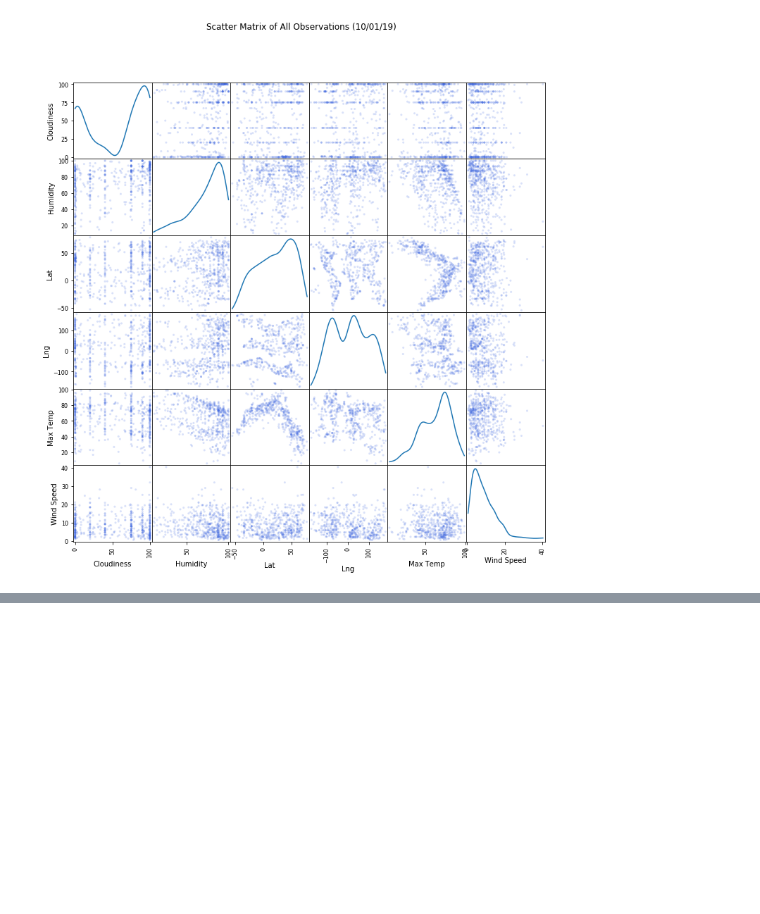
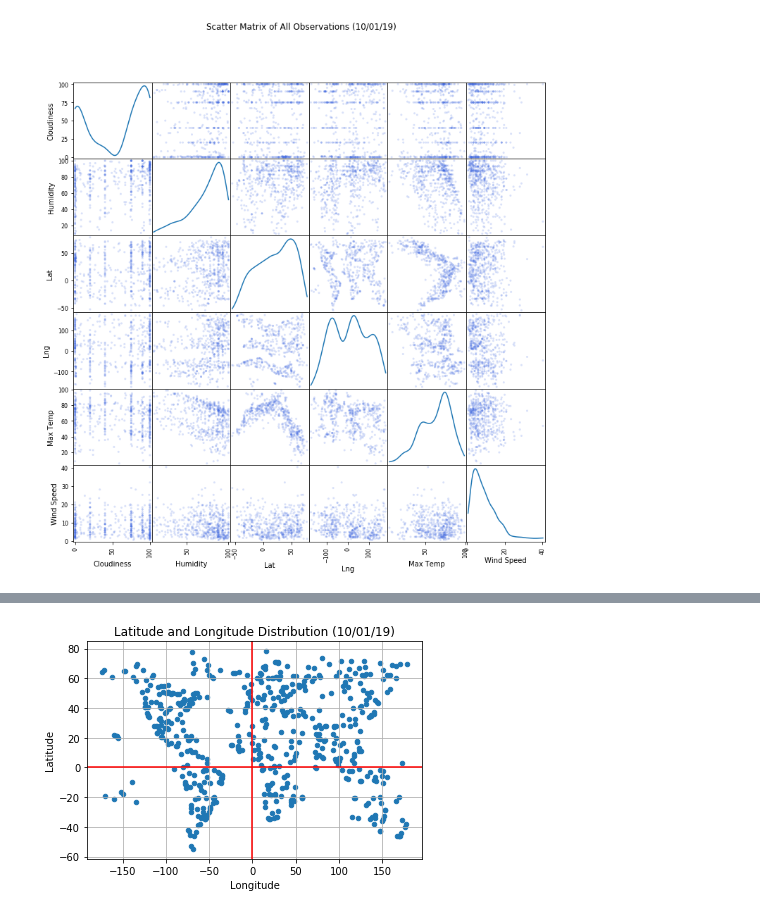
Before and after one commit to rmr1154/python-api-challenge, a Jupyter notebook: WeatherPy.ipynb, the cells around one changed output, grey strips where cells are left out. Drawn from its saved outputs; the diff is of its cells as text; code cells hidden in the pictures; blank space fills up the shorter version.

```diff
--- a/WeatherPy.ipynb
+++ b/WeatherPy.ipynb
@@ -18,5 +23,6 @@
 # %%
 #pip install citipy
+reload_static = True
 # %%
 # Dependencies and Setup
 import matplotlib.pyplot as plt
@@ -118,10 +107,13 @@ Data Retrieval Complete
 * Export the city data into a .csv.
 * Display the DataFrame
 # %%
-city_data = pd.DataFrame.from_dict(city_dict, orient='index').reset_index()
-city_data.rename(columns={'index':'City'}, inplace = True)
-city_data.to_csv(index=True, path_or_buf=output_data_file)
-city_data.info()
+if reload_static == False:
+    city_data = pd.DataFrame.from_dict(city_dict, orient='index').reset_index()
+    city_data.rename(columns={'index':'City'}, inplace = True)
+    city_data.to_csv(index=False, path_or_buf=output_data_file)
+else:
+    city_data =  pd.read_csv(output_data_file,index_col=False)
+    city_data.info()
 # %% [output]
 <class 'pandas.core.frame.DataFrame'>
 RangeIndex: 554 entries, 0 to 553
@@ -285,0 +288,19 @@ plt.show()
+# %%
+title = 'Latitude and Longitude Distribution'
+ax = city_data_corrected.plot.scatter(x='Lng'
+                       ,y='Lat'
+                       ,grid=True)
+
+ax.set_title(f'{title} ({today})')
+ax.set_xlabel('Longitude')
+ax.set_ylabel('Latitude')
+ax.axvline(color='r')
+ax.axhline(color='r')
+
+# Save the Figure
+plt.savefig(f"{title.replace(' ','_')}.png")
+
+# Show the Figure
+plt.show()
+# %% [output]
+[figure, added]
```
Also changed, not shown: parts of 7 cells of this notebook, 3 other files.
